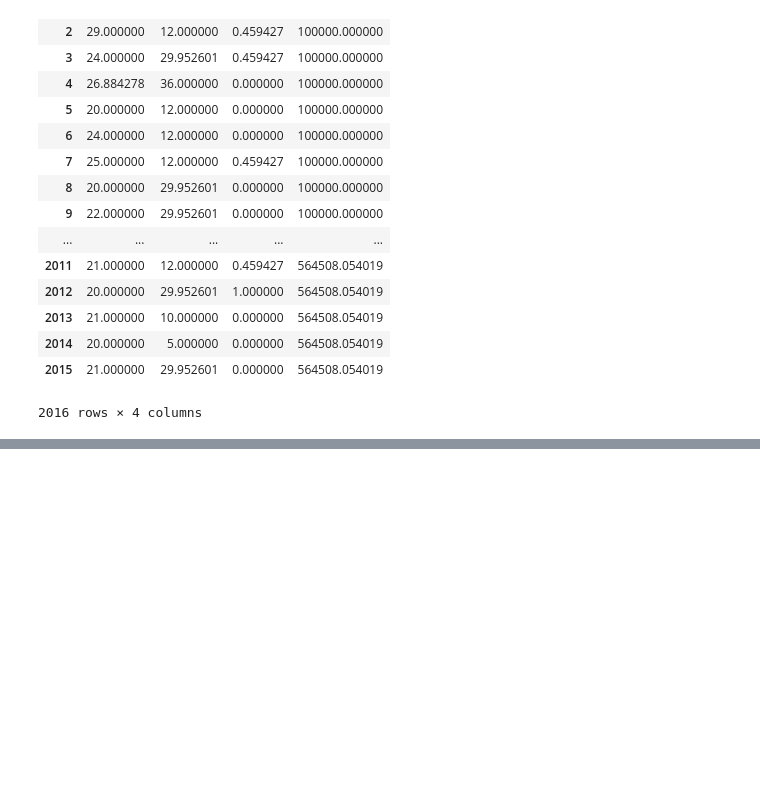
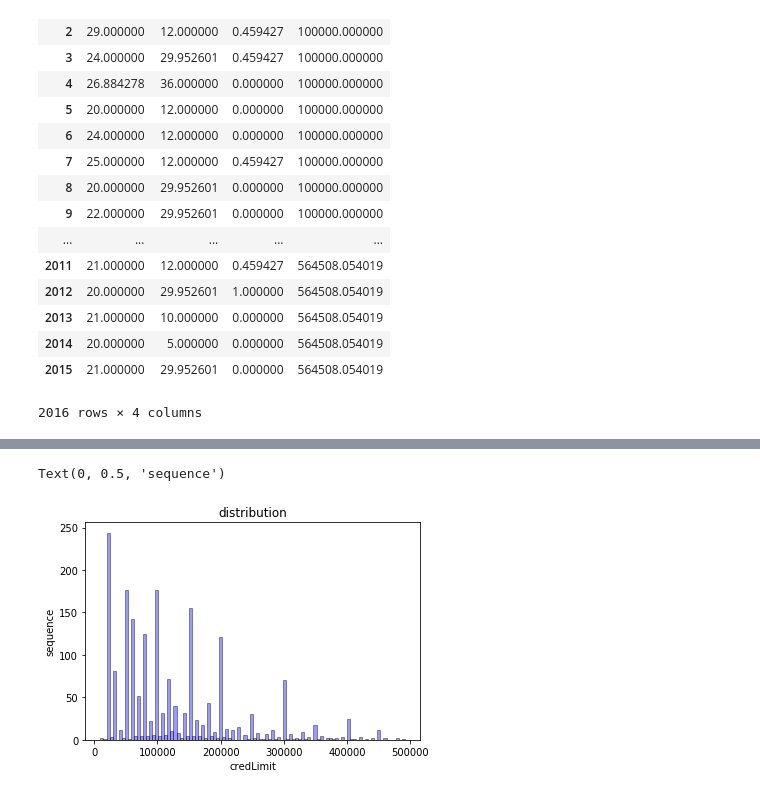
Before and after one commit to ShengHsiang-Kao/DB104, a Jupyter notebook: funcardproject/填補缺失值.ipynb, the cells around one changed output, grey strips where cells are left out. Drawn from its saved outputs; the diff is of its cells as text; code cells hidden in the pictures; blank space fills up the shorter version.

```diff
--- a/funcardproject/填補缺失值.ipynb
+++ b/funcardproject/填補缺失值.ipynb
@@ -207,0 +223,14 @@ df_median.to_excel("C:\\Users\\Big data\\Desktop\\class\\boredcardproject\\data\
+# %%
+# seaborn histogram
+#range取0到50萬,觀察一下分布型態
+#可看到有關卡額度
+filtered = df[(df >= 0) & (df <500000)]
+sns.distplot(filtered['credLimit'], hist=True, kde=False,
+             bins=int(100), color = 'blue',
+             hist_kws={'edgecolor':'black'})
+plt.title('distribution')
+plt.xlabel('credLimit')
+plt.ylabel('sequence')
+# %% [output]
+Text(0, 0.5, 'sequence')
+[figure, added]
```
Also changed, not shown: parts of 22 cells of this notebook.
